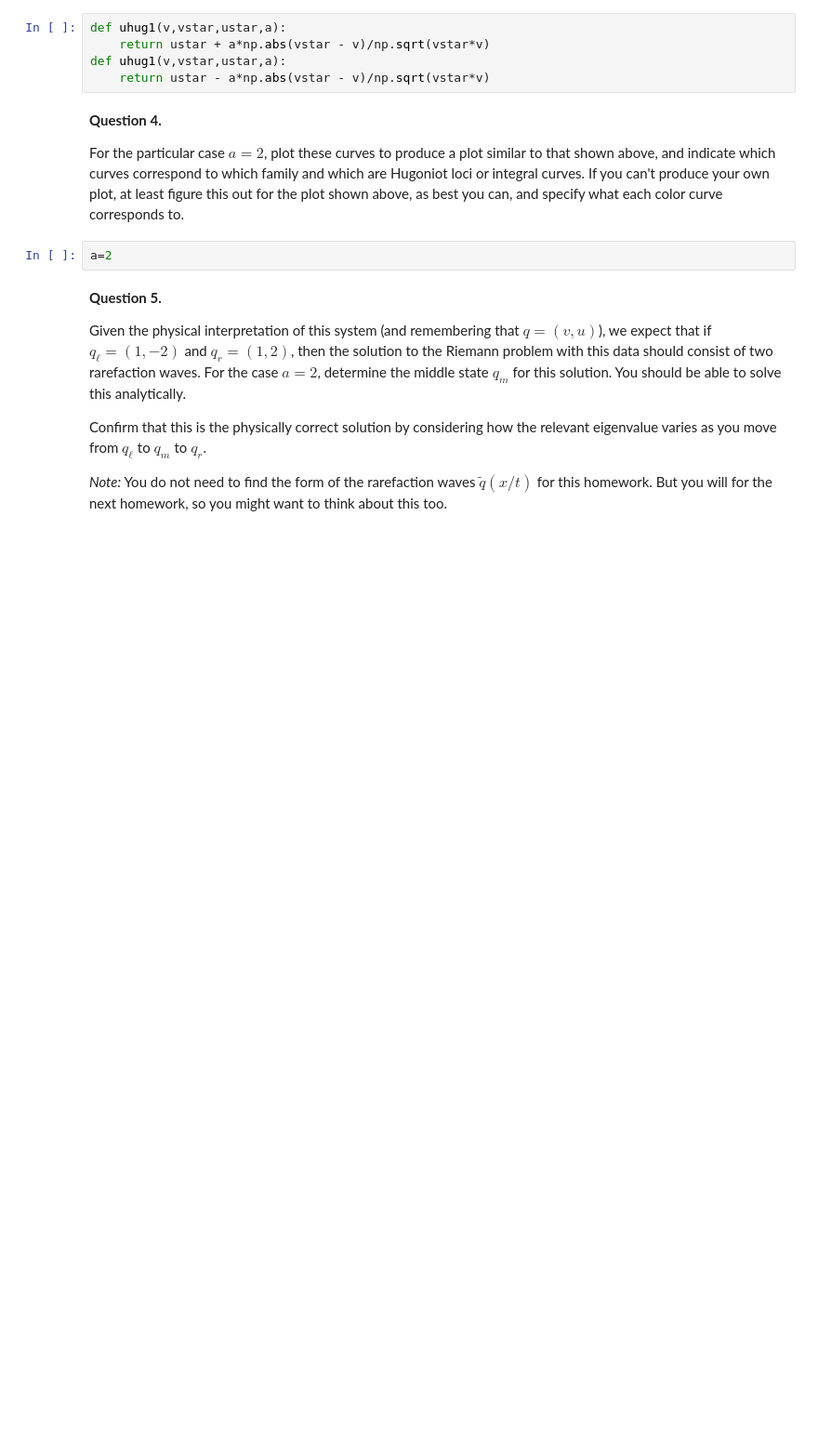
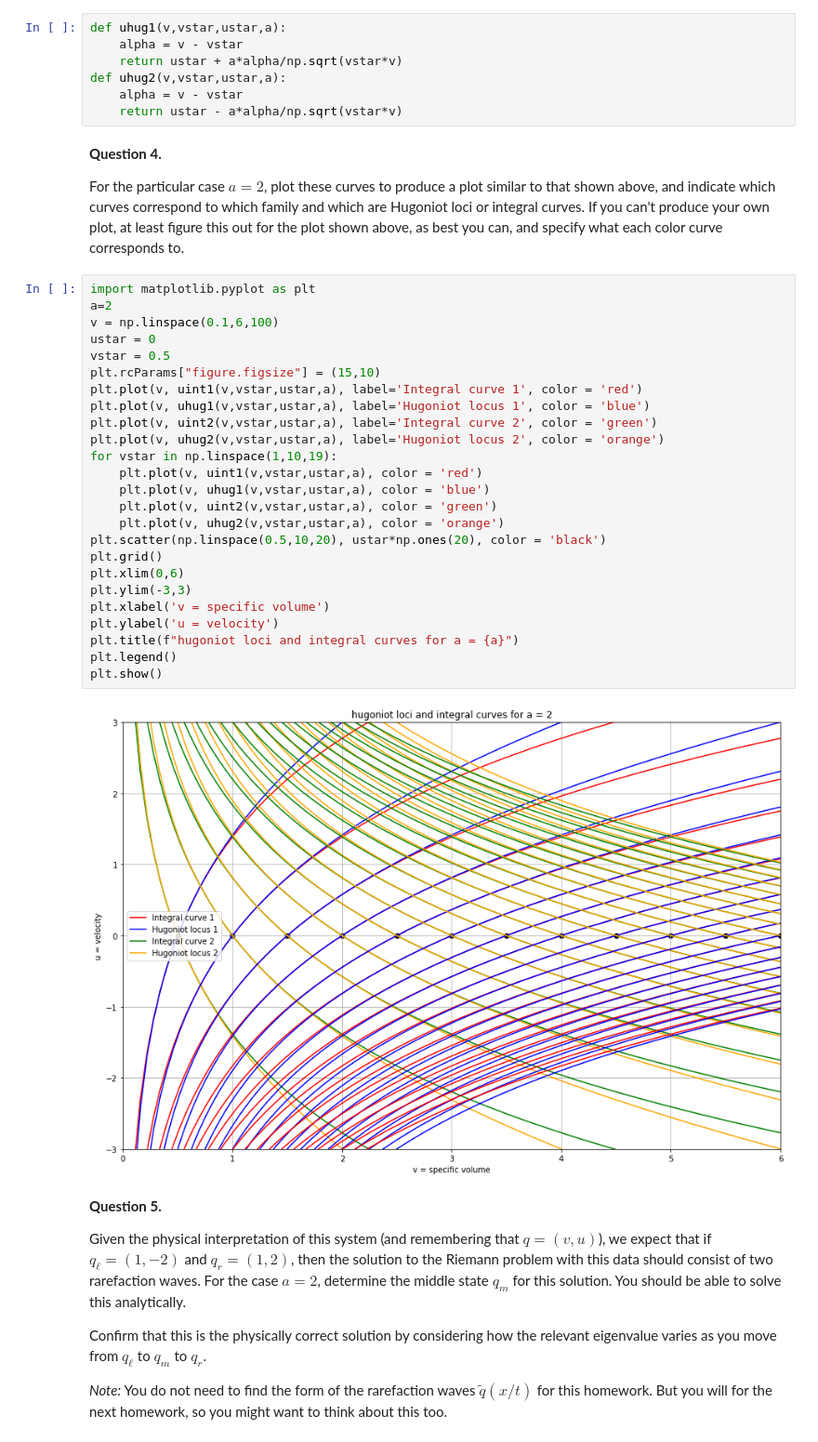
Before and after one commit to Vilin97/amath574w2023, a Jupyter notebook: homeworks/hw5/hw5.ipynb, the cells around one changed output. Shown: that part at 93% size. Saved outputs shown, nothing was run; the diff lists cells and outputs as text; blank space fills up the shorter version.

```diff
--- a/homeworks/hw5/hw5.ipynb
+++ b/homeworks/hw5/hw5.ipynb
@@ -92,9 +93,11 @@ The Hugoniot loci are $$u = u_* \pm \frac{a\|v_* - v\|}{\sqrt{vv_*}}.$$
 The shock speed is $$s(v) = \pm \frac{a}{\sqrt{vv_*}}.$$
 # %%
 def uhug1(v,vstar,ustar,a):
-    return ustar + a*np.abs(vstar - v)/np.sqrt(vstar*v)
-def uhug1(v,vstar,ustar,a):
-    return ustar - a*np.abs(vstar - v)/np.sqrt(vstar*v)
+    alpha = v - vstar
+    return ustar + a*alpha/np.sqrt(vstar*v)
+def uhug2(v,vstar,ustar,a):
+    alpha = v - vstar
+    return ustar - a*alpha/np.sqrt(vstar*v)
 # %% [markdown]
 **Question 4.**
 
@@ -105,7 +108,32 @@ loci or integral curves.  If you can't produce your own plot, at least
 figure this out for the plot shown above, as best you can, and specify what
 each color curve corresponds to.
 # %%
+import matplotlib.pyplot as plt
 a=2
+v = np.linspace(0.1,6,100)
+ustar = 0
+vstar = 0.5
+plt.rcParams["figure.figsize"] = (15,10)
+plt.plot(v, uint1(v,vstar,ustar,a), label='Integral curve 1', color = 'red')
+plt.plot(v, uhug1(v,vstar,ustar,a), label='Hugoniot locus 1', color = 'blue')
+plt.plot(v, uint2(v,vstar,ustar,a), label='Integral curve 2', color = 'green')
+plt.plot(v, uhug2(v,vstar,ustar,a), label='Hugoniot locus 2', color = 'orange')
+for vstar in np.linspace(1,10,19):
+    plt.plot(v, uint1(v,vstar,ustar,a), color = 'red')
+    plt.plot(v, uhug1(v,vstar,ustar,a), color = 'blue')
+    plt.plot(v, uint2(v,vstar,ustar,a), color = 'green')
+    plt.plot(v, uhug2(v,vstar,ustar,a), color = 'orange')
+plt.scatter(np.linspace(0.5,10,20), ustar*np.ones(20), color = 'black')
+plt.grid()
+plt.xlim(0,6)
+plt.ylim(-3,3)
+plt.xlabel('v = specific volume')
+plt.ylabel('u = velocity')
+plt.title(f"hugoniot loci and integral curves for a = {a}")
+plt.legend()
+plt.show()
+# %% [output]
+[figure, added]
 # %% [markdown]
 **Question 5.**
 
```
Also changed, not shown: parts of 4 cells of this notebook.
